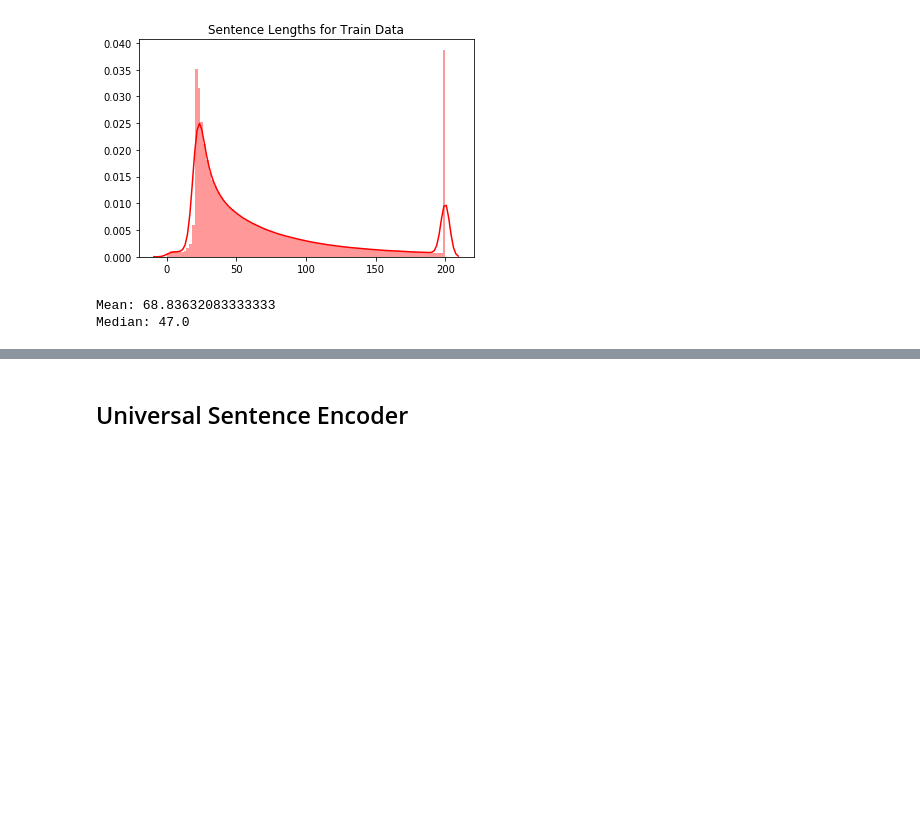
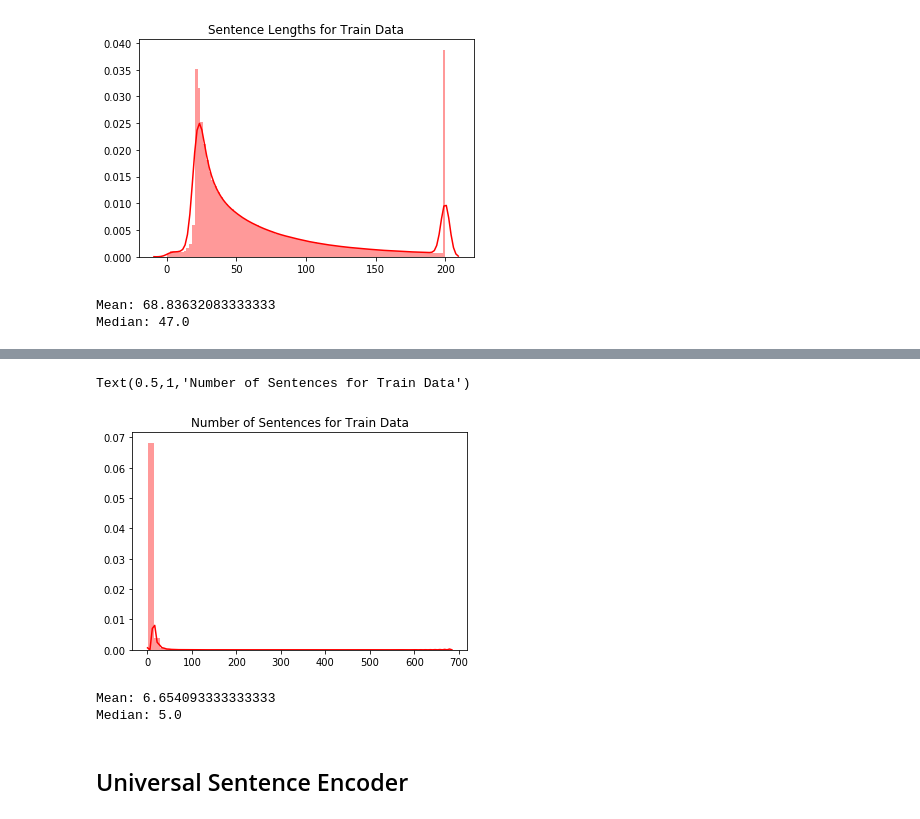
Before and after one commit to lance-miles/w266FinalProject-Amazon, a Jupyter notebook: Notebook/Amazon Reviews - Final Project Notebook.ipynb, the cells around one changed output, grey strips where cells are left out. Drawn from its saved outputs; the diff is of its cells as text; code cells hidden in the pictures; blank space fills up the shorter version.

```diff
--- a/Notebook/Amazon Reviews - Final Project Notebook.ipynb
+++ b/Notebook/Amazon Reviews - Final Project Notebook.ipynb
@@ -445,3 +766,14 @@ Median: 47.0
+# %%
+sns.distplot(num_sents, bins=50, color = 'red').set_title('Number of Sentences for Train Data')
+# %% [output]
+Text(0.5,1,'Number of Sentences for Train Data')
+[figure, added]
+# %%
+print('Mean:',np.mean(num_sents))
+print('Median:',np.median(num_sents))
+# %% [output]
+Mean: 6.654093333333333
+Median: 5.0
 # %% [markdown]
 ## Universal Sentence Encoder
 # %%
```
Also changed, not shown: parts of 51 cells of this notebook, 1 other file.
